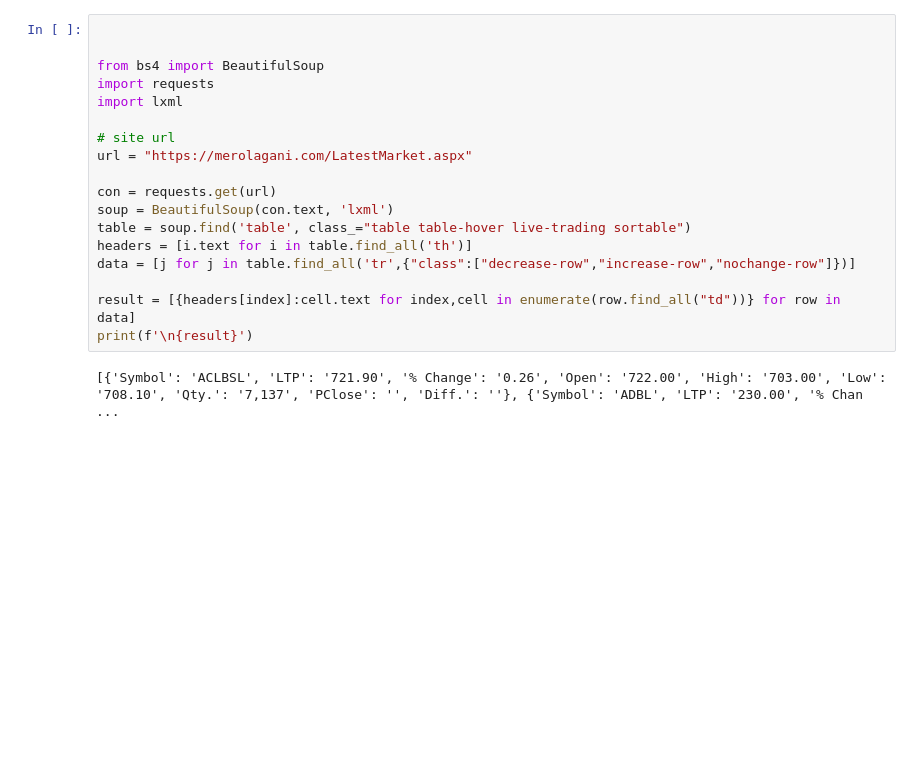
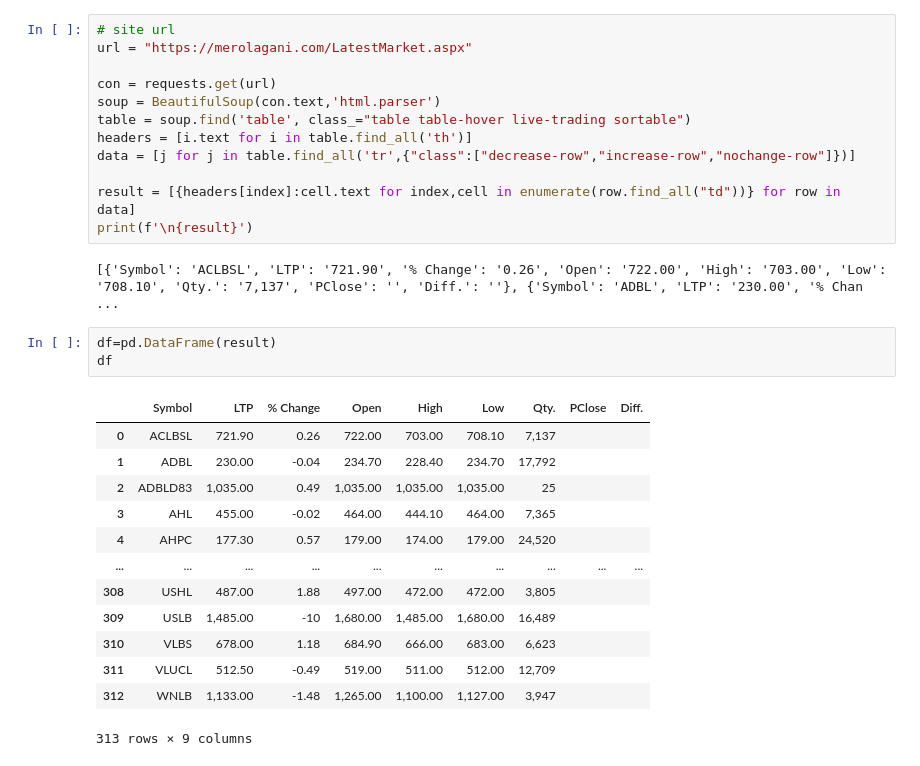
Before and after one commit to bhandariarun/NEPSE_ANALYSIS, a Jupyter notebook: scaping.ipynb, the cells around one changed output. Drawn from its saved outputs; the diff is of its cells as text; blank space fills up the shorter version.

Commit message:
Update DataFrame

```diff
--- a/scaping.ipynb
+++ b/scaping.ipynb
@@ -1,15 +16,9 @@
 # %%
-
-
-from bs4 import BeautifulSoup
-import requests
-import lxml
-
 # site url
 url = "https://merolagani.com/LatestMarket.aspx"
 
 con = requests.get(url)
-soup = BeautifulSoup(con.text, 'lxml')
+soup = BeautifulSoup(con.text,'html.parser')
 table = soup.find('table', class_="table table-hover live-trading sortable")
 headers = [i.text for i in table.find_all('th')]
 data = [j for j in table.find_all('tr',{"class":["decrease-row","increase-row","nochange-row"]})]
@@ -18,3 +27,20 @@ result = [{headers[index]:cell.text for index,cell in enumerate(row.find_all("td
 print(f'\n{result}')
 # %% [output]
 [{'Symbol': 'ACLBSL', 'LTP': '721.90', '% Change': '0.26', 'Open': '722.00', 'High': '703.00', 'Low': '708.10', 'Qty.': '7,137', 'PClose': '', 'Diff.': ''}, {'Symbol': 'ADBL', 'LTP': '230.00', '% Chan ...
+# %%
+df=pd.DataFrame(result)
+df
+# %% [output]
+|  | Symbol | LTP | % Change | Open | High | Low | Qty. | PClose | Diff. |
+| 0 | ACLBSL | 721.90 | 0.26 | 722.00 | 703.00 | 708.10 | 7,137 |  |  |
+| 1 | ADBL | 230.00 | -0.04 | 234.70 | 228.40 | 234.70 | 17,792 |  |  |
+| 2 | ADBLD83 | 1,035.00 | 0.49 | 1,035.00 | 1,035.00 | 1,035.00 | 25 |  |  |
+| 3 | AHL | 455.00 | -0.02 | 464.00 | 444.10 | 464.00 | 7,365 |  |  |
+| 4 | AHPC | 177.30 | 0.57 | 179.00 | 174.00 | 179.00 | 24,520 |  |  |
+| ... | ... | ... | ... | ... | ... | ... | ... | ... | ... |
+| 308 | USHL | 487.00 | 1.88 | 497.00 | 472.00 | 472.00 | 3,805 |  |  |
+| 309 | USLB | 1,485.00 | -10 | 1,680.00 | 1,485.00 | 1,680.00 | 16,489 |  |  |
+| 310 | VLBS | 678.00 | 1.18 | 684.90 | 666.00 | 683.00 | 6,623 |  |  |
+| 311 | VLUCL | 512.50 | -0.49 | 519.00 | 511.00 | 512.00 | 12,709 |  |  |
+| 312 | WNLB | 1,133.00 | -1.48 | 1,265.00 | 1,100.00 | 1,127.00 | 3,947 |  |  |
+313 rows × 9 columns
```
Also changed, not shown: parts of 2 cells of this notebook.
